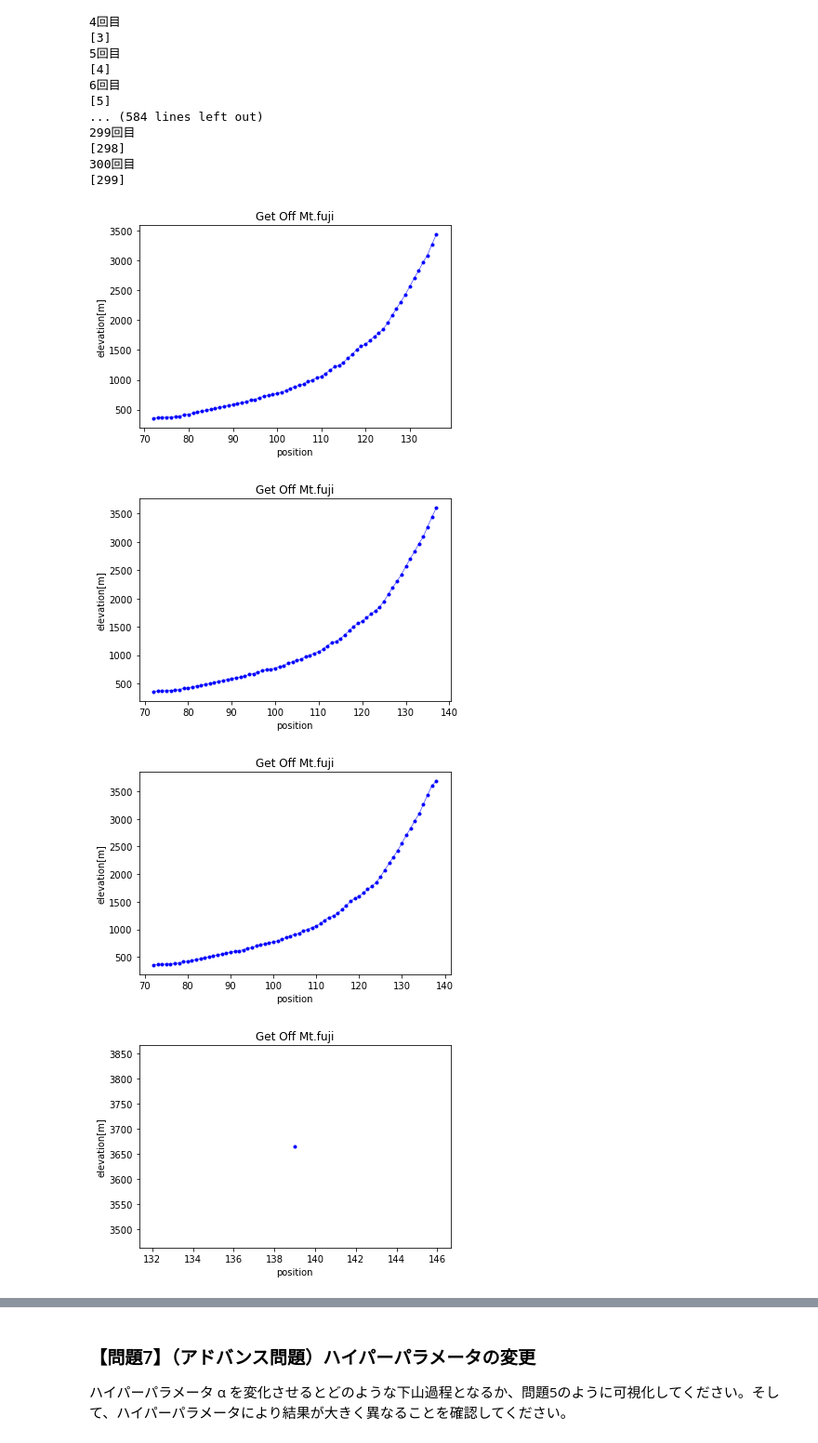
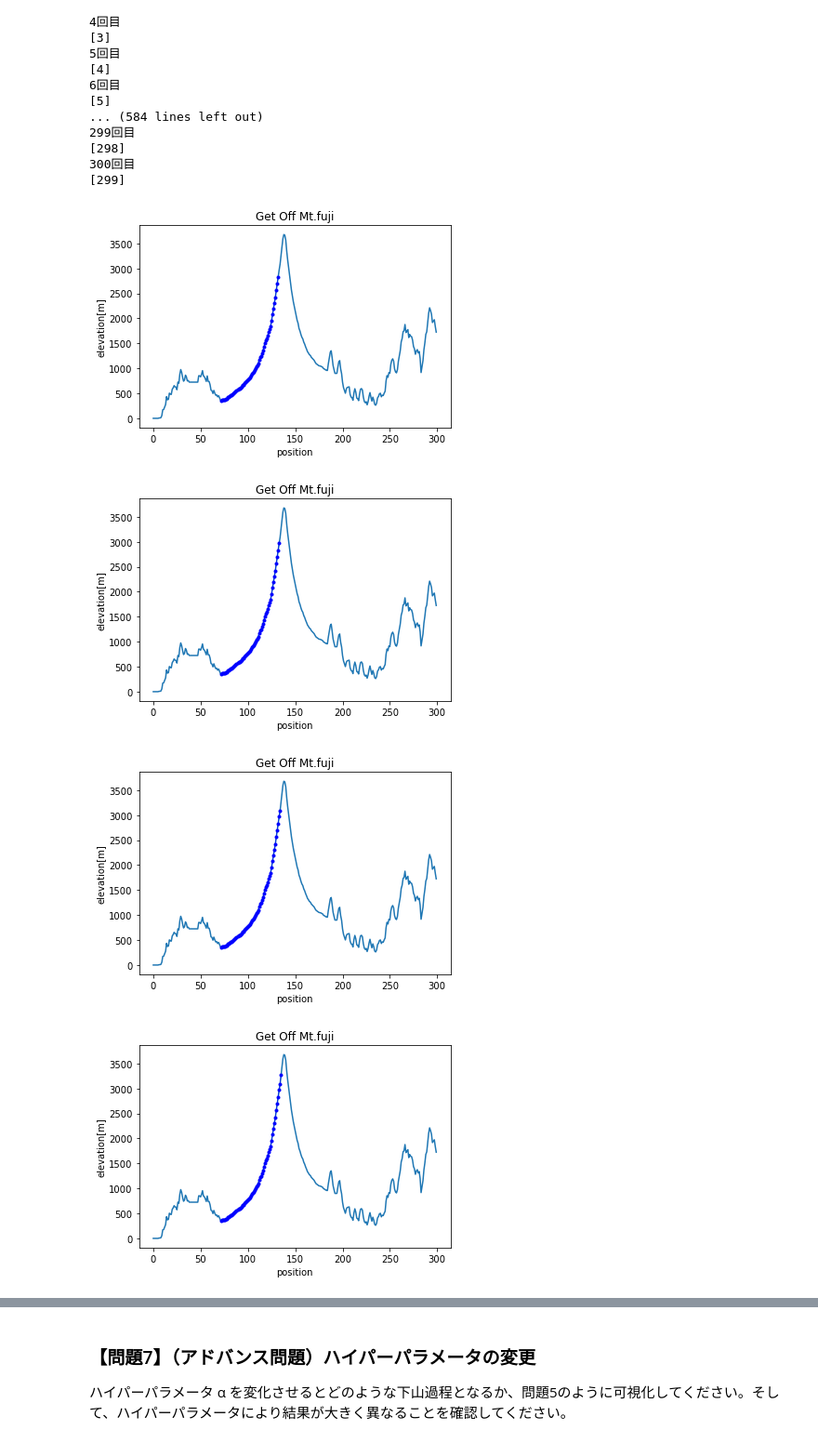
Before and after one commit to misakiryo/diveintocode-ml, a Jupyter notebook: Week2/week2_session2.ipynb, the cells around one changed output, grey strips where cells are left out. Shown at 93% size. Saved outputs shown, nothing was run; the diff lists cells and outputs as text; code cells hidden in the pictures.

```diff
--- a/Week2/week2_session2.ipynb
+++ b/Week2/week2_session2.ipynb
@@ -198,14 +220,15 @@ for start in range(len(fuji)):
 300回目
 [299]
 # %%
-for start in range(136,143):
+for start in range(132,139):
     plt.title('Get Off Mt.fuji')
     plt.xlabel('position')
     plt.ylabel('elevation[m]')
+    plt.plot(fuji[:, 0], fuji[:, 3])
     plt.plot(each_list[start], fuji[each_list[start], 3], marker = 'o', color = 'b', ms = 3, lw = 0.5 ) #地点と標高のグラフ
     plt.show()
 # %% [output]
-[figure, old version]
+[figure, new version]
-[figure, old version]
+[figure, new version]
-[figure, old version]
+[figure, new version]
-[figure, old version]
+[figure, new version]
```
Also changed, not shown: parts of 6 cells of this notebook, 1 other file.
